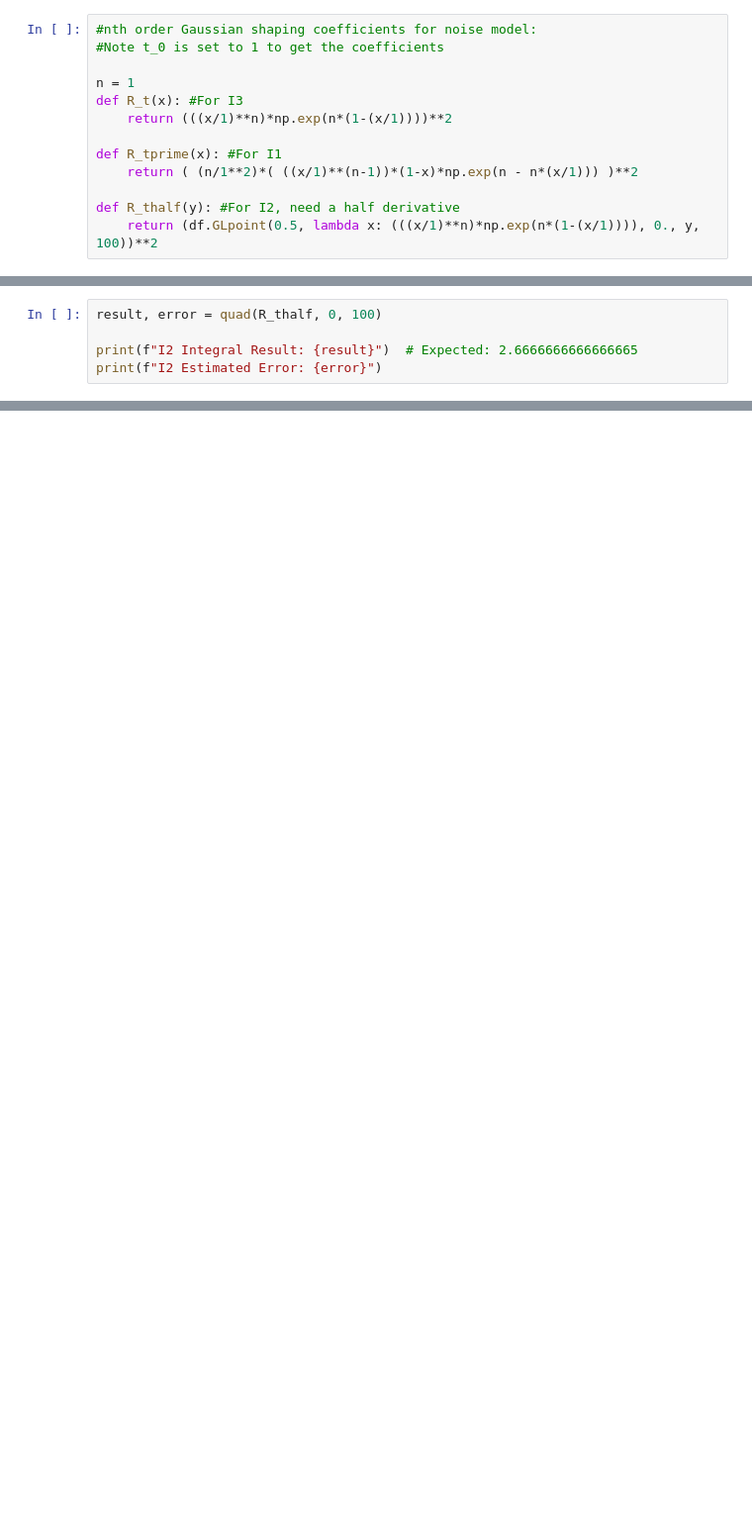
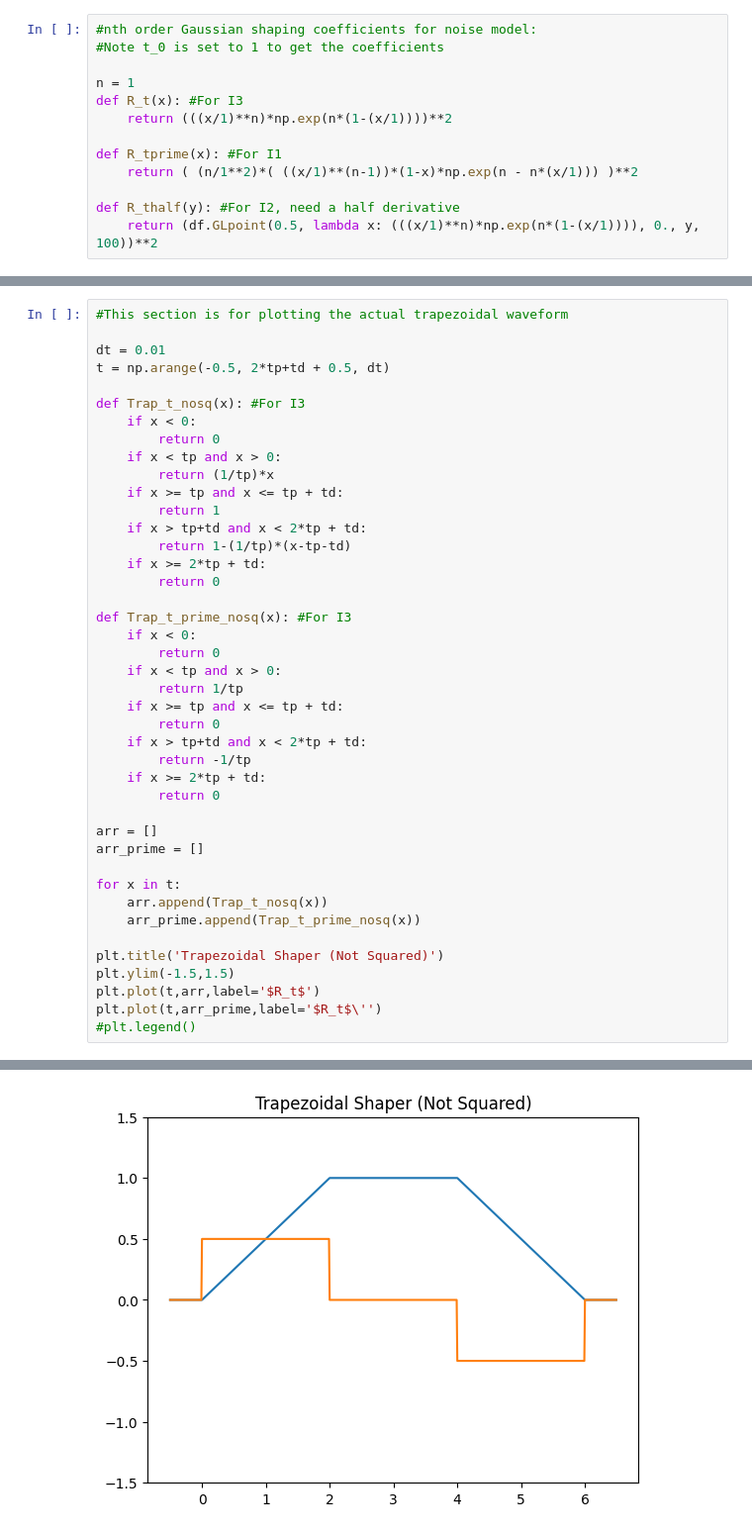
Before and after one commit to kelseyay/GAPS_Scripts, a Jupyter notebook: ActiveScripts/Python/Energy Resolution X-Rays/NoiseCoefficients.ipynb, the cells around one changed output, grey strips where cells are left out. Shown at 99% size. Saved outputs shown, nothing was run; the diff lists cells and outputs as text; blank space fills up the shorter version.

Commit message:
Added trapezoidal noise parameter finding

```diff
--- a/ActiveScripts/Python/Energy Resolution X-Rays/NoiseCoefficients.ipynb
+++ b/ActiveScripts/Python/Energy Resolution X-Rays/NoiseCoefficients.ipynb
@@ -35,6 +105,43 @@ I1 Estimated Error: 1.5797433397871097e-08
 # %%
-result, error = quad(R_thalf, 0, 100)
+#This section is for plotting the actual trapezoidal waveform
 
-print(f"I2 Integral Result: {result}")  # Expected: 2.6666666666666665
-print(f"I2 Estimated Error: {error}")
+dt = 0.01
+t = np.arange(-0.5, 2*tp+td + 0.5, dt)
+
+def Trap_t_nosq(x): #For I3
+    if x < 0:
+        return 0
+    if x < tp and x > 0:
+        return (1/tp)*x
+    if x >= tp and x <= tp + td:
+        return 1
+    if x > tp+td and x < 2*tp + td:
+        return 1-(1/tp)*(x-tp-td)
+    if x >= 2*tp + td:
+        return 0
+
+def Trap_t_prime_nosq(x): #For I3
+    if x < 0:
+        return 0
+    if x < tp and x > 0:
+        return 1/tp
+    if x >= tp and x <= tp + td:
+        return 0
+    if x > tp+td and x < 2*tp + td:
+        return -1/tp
+    if x >= 2*tp + td:
+        return 0
+
+arr = []
+arr_prime = []
+
+for x in t:
+    arr.append(Trap_t_nosq(x))
+    arr_prime.append(Trap_t_prime_nosq(x))
+
+plt.title('Trapezoidal Shaper (Not Squared)')
+plt.ylim(-1.5,1.5)
+plt.plot(t,arr,label='$R_t$')
+plt.plot(t,arr_prime,label='$R_t$\'')
+#plt.legend()
 # %% [output]
@@ -42,0 +149 @@ I2 Estimated Error: 1.647137170407431e-08
+[figure, added]
```
Also changed, not shown: parts of 8 cells of this notebook.
